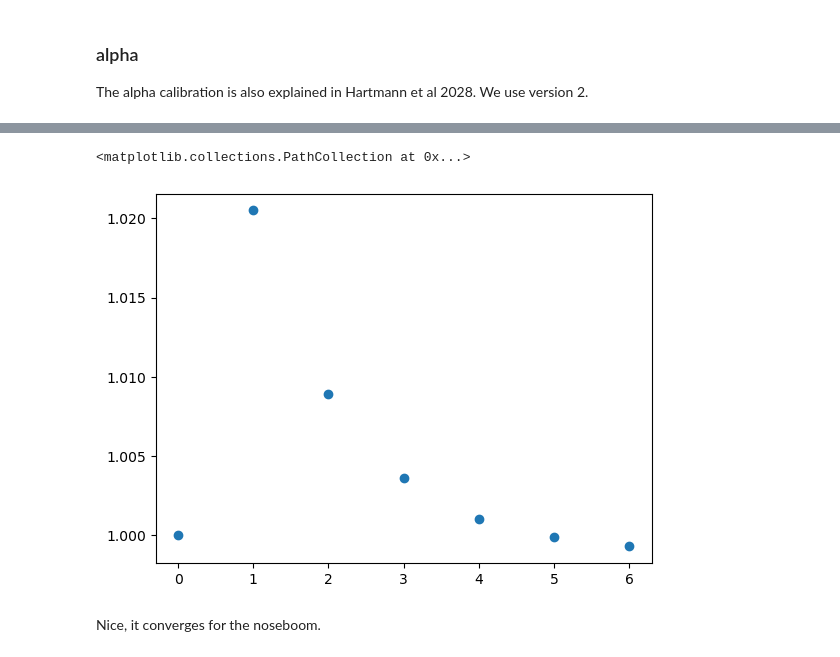
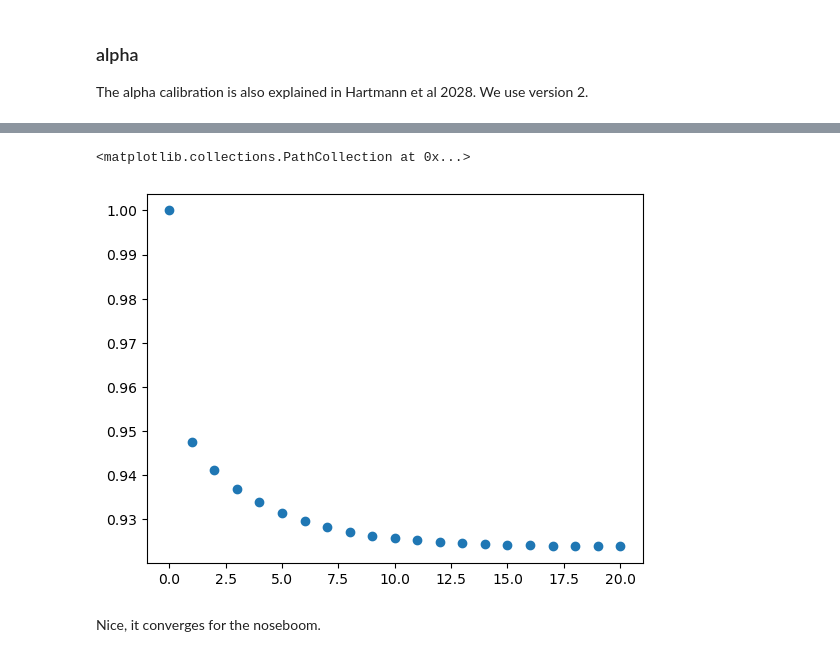
Before and after one commit to LauraKoehler/sanat_processing, a Jupyter notebook: notebooks/Manual_processing_steps_sanat.ipynb, the cells around one changed output, grey strips where cells are left out. Saved outputs shown, nothing was run; the diff lists cells and outputs as text; code cells hidden in the pictures.

```diff
--- a/notebooks/Manual_processing_steps_sanat.ipynb
+++ b/notebooks/Manual_processing_steps_sanat.ipynb
@@ -504,12 +470,11 @@ mus = xr.DataArray(
     np.linspace(-10, 10, 21),
     dims="mu"
 )
-date_dict = {1: "20240407", 2: "20240410", 3: "20240411", 40: "20240413", 41: "20240413", 42: "20240413", 5: "20240415", 6: "20240417", 7: "20240423", 8: "20240424", 9: "20240425", 10: "20240426", 11: "20240429"}
-
+date_dict = {11: "20260121", 12: "20260121", 21: "20260122", 22: "20260122", 31: "20260124", 32: "20260124", 33: "20260124", 4: "20260125", 5: "20260125", 6: "20260126", 7: "20260127", 8: "20260127", 9: "20260129", 10: "20260129"}
 results = {}
 
-for flight in [1, 2, 3, 5, 6, 7, 8, 9, 10, 11]:
-    date = date_dict[flight]
+for flight in [11, 12, 21, 22, 31, 32, 33, 4, 5, 6, 7, 8, 9, 10]:
+    flight_date = date_dict[flight]
     fn = outdir_raw+"/"+campaign+"_"+flight_date+f"_RF{flight:02}_calibrated_raw_data.nc"
     data = xr.open_dataset(fn)
     sel = data.where(data.qcN > 1700)
@@ -525,14 +490,14 @@ for flight in [1, 2, 3, 5, 6, 7, 8, 9, 10, 11]:
 
     m, c = np.polyfit(beta_mean.mu.values, beta_mean.beta_mean.values, 1)
     results[flight] = {"m": m, "c": c}
-    print(f"Flight {flight:02} ({date}):  m = {m:.6f},  c = {c:.6f},  -c/m = {-c/m:.6f}")
+    print(f"Flight {flight:02} ({flight_date}):  m = {m:.6f},  c = {c:.6f},  -c/m = {-c/m:.6f}")
 
 # Plot
 flights = list(results.keys())
 zero_crossings = [-results[f]["c"] / results[f]["m"] for f in flights]
 
 fig, ax = plt.subplots(figsize=(8, 4))
-ax.plot(flights, zero_crossings, marker="o", linestyle="-")
+ax.plot([1.0, 1.3, 2.0, 2.3, 3.0, 3.3, 3.6, 4, 5, 6, 7, 8, 9, 10], zero_crossings, marker="o", linestyle="-")
 ax.set_xlabel("Flight number")
 ax.set_ylabel("tilt angle (˚)")
 ax.set_title("Tilt angle for each flight")
@@ -693,8 +741,10 @@ Text(0, 0.5, '$\\gamma_\\text{ret}$ (˚)')
 ### alpha
 
 The alpha calibration is also explained in Hartmann et al 2028. We use version 2.
+# %%
+pf = "noseboom"
 # %%
-flights_with_calibration = [1, 8, 9, 10, 11] # BACSAM 2
+flights_with_calibration = [11, 4, 5, 7, 8, 9, 10] # SANAT
 # %%
 # Version 1: only calibration segments
 
@@ -745,0 +796,27 @@ c
+# %%
+calib_fn = f"{campaign_dir}/turbulence/fiveholeprobe_parameters_sanat.yaml"
+
+def set_alpha_params(m, c):
+    with open(calib_fn, "r") as f:
+        calib = yaml.safe_load(f)
+    calib[pf]["alpha"]["a0"] = float(c)
+    calib[pf]["alpha"]["a1_qratio"] = float(m)
+    with open(calib_fn, "w") as f:
+        yaml.dump(calib, f)
+
+def delete_output_files():
+    patterns = [
+        outdir_nb + f"/{campaign}_*_noseboom_100Hz.nc",
+    ]
+    for pattern in patterns:
+        for fn in glob.glob(pattern):
+            os.remove(fn)
+#            print(f"Deleted: {fn}")
+
+def run_polair(config_file):
+    flights = "11 12 21 22 31 32 33 4 5 6 7 8 9 10"
+    for flight in flights.split():
+        subprocess.run(
+            f"polair noseboom -f {flight} -c {config_file}",
+            shell=True, check=True
+        )
@@ -867,8 +1027,8 @@ plt.scatter([0,1,2,3, 4, 5, 6], [10,10.305296000976247, 10.392327409844917, 10.4
 # %%
-plt.scatter([0, 1,2,3, 4, 5, 6], [1, 1.0204911515521697, 1.0089381977247724, 1.003638779009562, 1.0010619612796585, 0.999890471827656, 0.9993065489691829])
+plt.scatter(np.arange(iteration_num+1), cs)
 # %% [output]
 <matplotlib.collections.PathCollection at 0x...>
-[figure, old version]
+[figure, new version]
 # %% [markdown]
 Nice, it converges for the noseboom.
 # %%
```
Also changed, not shown: parts of 137 cells of this notebook, 8 other files.
